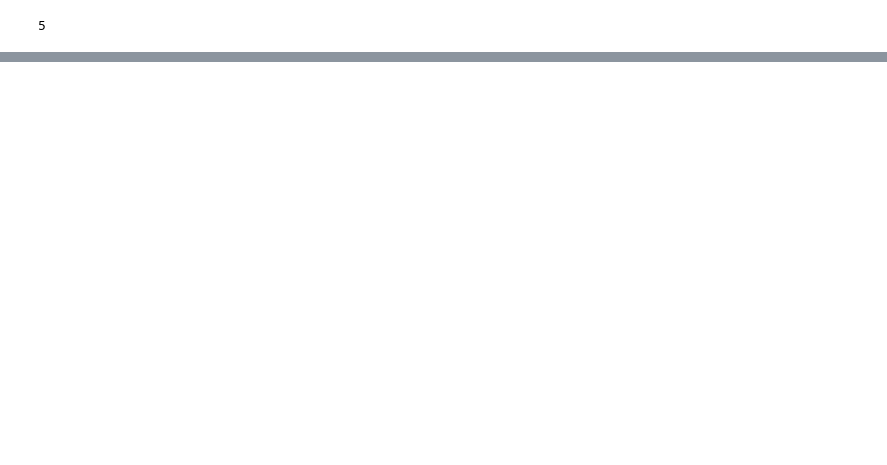
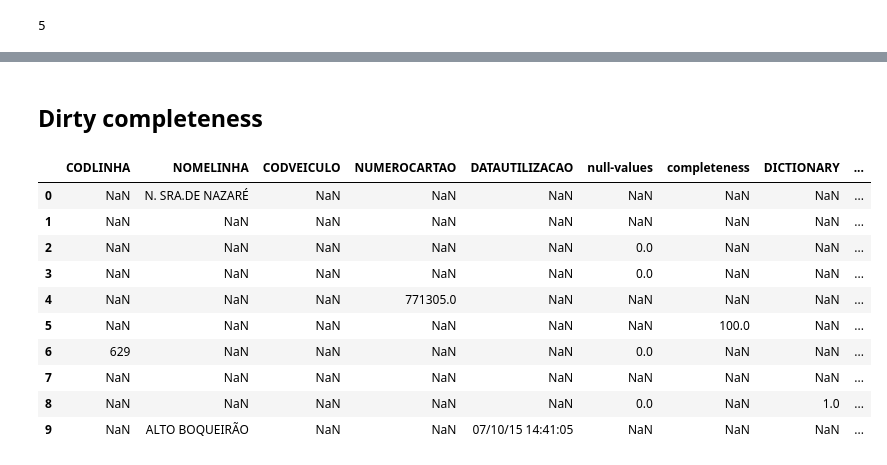
Before and after one commit to Tecnarca/data-quality-analyzer, a Jupyter notebook: Testing.ipynb, the cells around one changed output, grey strips where cells are left out. Drawn from its saved outputs; the diff is of its cells as text; code cells hidden in the pictures; blank space fills up the shorter version.

Commit message:
Complete Consistency & total Conformity & Dirty completeness

```diff
--- a/Testing.ipynb
+++ b/Testing.ipynb
@@ -919,11 +912,27 @@ import re
 def is_datetime(str_datetime):
     return re.search("^\d\d\d\d-(0?[1-9]|1[0-2])-(0?[1-9]|[12][0-9]|3[01]) (00|0?[0-9]|1[0-9]|2[0-3]):(0?[0-9]|[0-5][0-9]):(0?[0-9]|[0-5][0-9])\+00:00$", str_datetime)
 
-def is_strdate(str_datetime):
-    return re.search("^\d\d/(0?[1-9]|1[0-2])/(0?[1-9]|[12][0-9]|3[01]) (00|0?[0-9]|1[0-9]|2[0-3]):(0?[0-9]|[0-5][0-9]):(0?[0-9]|[0-5][0-9])$", str_datetime)
+def is_strdate(str_datetime): #conformity datetime
+    return re.search("^(0?[1-9]|[12][0-9]|3[01])/(0?[1-9]|1[0-2])/\d\d (00|0?[0-9]|1[0-9]|2[0-3]):(0?[0-9]|[0-5][0-9]):(0?[0-9]|[0-5][0-9])$", str_datetime)
+
+def is_sameday(str_datetime): #consistency datetime
+    return re.search("^07/10/15 (00|0?[0-9]|1[0-9]|2[0-3]):(0?[0-9]|[0-5][0-9]):(0?[0-9]|[0-5][0-9])$", str_datetime)
+
+def is_codlinha(str_datetime):
+    return re.search("^(\d|[A-Z]){3}$", str_datetime)
+
+def is_codveiculo(str_datetime):
+    return re.search("^(\d\d|[A-Z][A-Z])(\d){3}$", str_datetime)
+
+def is_codicecartao(str_datetime):
+    return re.search("^(\d){1,10}$", str_datetime)
 
 
 #check = is_datetime('2015-07-10 16:47:16+00:00')
-check = is_strdate('07/10/15 18:49:51')
+#check = is_strdate('07/10/15 18:49:51')
+#check = is_sameday('07/10/15 18:49:51')
+#check = is_codlinha('BC8')
+#check = is_codveiculo('AS602')
+check = is_codicecartao('1430250')
 check
 # %% [output]
@@ -951,0 +970,5 @@ TypeError: expected string or bytes-like object
+# %%
+for i,row in test_df.iterrows():
+    test_df.at[i, 'TOT'] = row["DICTIONARY"] + row["CHECKVEHICLE"] + row["CHECKCARTAO"] + row["CHECKDATE"]
+
+test_df.head(5)
@@ -951,0 +982,10 @@ TypeError: expected string or bytes-like object
+# %%
+conditions = [
+    test_df['TOT'] == 4.0,
+    test_df['TOT'] == 3.0,
+    test_df['TOT'] == 2.0,
+    test_df['TOT'] == 1.0]
+choices = [100, 75, 50, 25]
+test_df['consistency'] = np.select(conditions, choices, default=0)
+
+test_df.head(5)
@@ -951,0 +999,19 @@ TypeError: expected string or bytes-like object
+# %% [markdown]
+## Dirty completeness
+# %%
+df2=test_df.copy()
+
+df2 = df2.mask(np.random.choice([True, False], size=df2.shape, p=[.9,.1]))
+df2.head(10)
+# %% [output]
+|  | CODLINHA | NOMELINHA | CODVEICULO | NUMEROCARTAO | DATAUTILIZACAO | null-values | completeness | DICTIONARY | ... |
+| 0 | NaN | N. SRA.DE NAZARÉ | NaN | NaN | NaN | NaN | NaN | NaN | ... |
+| 1 | NaN | NaN | NaN | NaN | NaN | NaN | NaN | NaN | ... |
+| 2 | NaN | NaN | NaN | NaN | NaN | 0.0 | NaN | NaN | ... |
+| 3 | NaN | NaN | NaN | NaN | NaN | 0.0 | NaN | NaN | ... |
+| 4 | NaN | NaN | NaN | 771305.0 | NaN | NaN | NaN | NaN | ... |
+| 5 | NaN | NaN | NaN | NaN | NaN | NaN | 100.0 | NaN | ... |
+| 6 | 629 | NaN | NaN | NaN | NaN | 0.0 | NaN | NaN | ... |
+| 7 | NaN | NaN | NaN | NaN | NaN | NaN | NaN | NaN | ... |
+| 8 | NaN | NaN | NaN | NaN | NaN | 0.0 | NaN | 1.0 | ... |
+| 9 | NaN | ALTO BOQUEIRÃO | NaN | NaN | 07/10/15 14:41:05 | NaN | NaN | NaN | ... |
```
Also changed, not shown: parts of 11 cells of this notebook.
